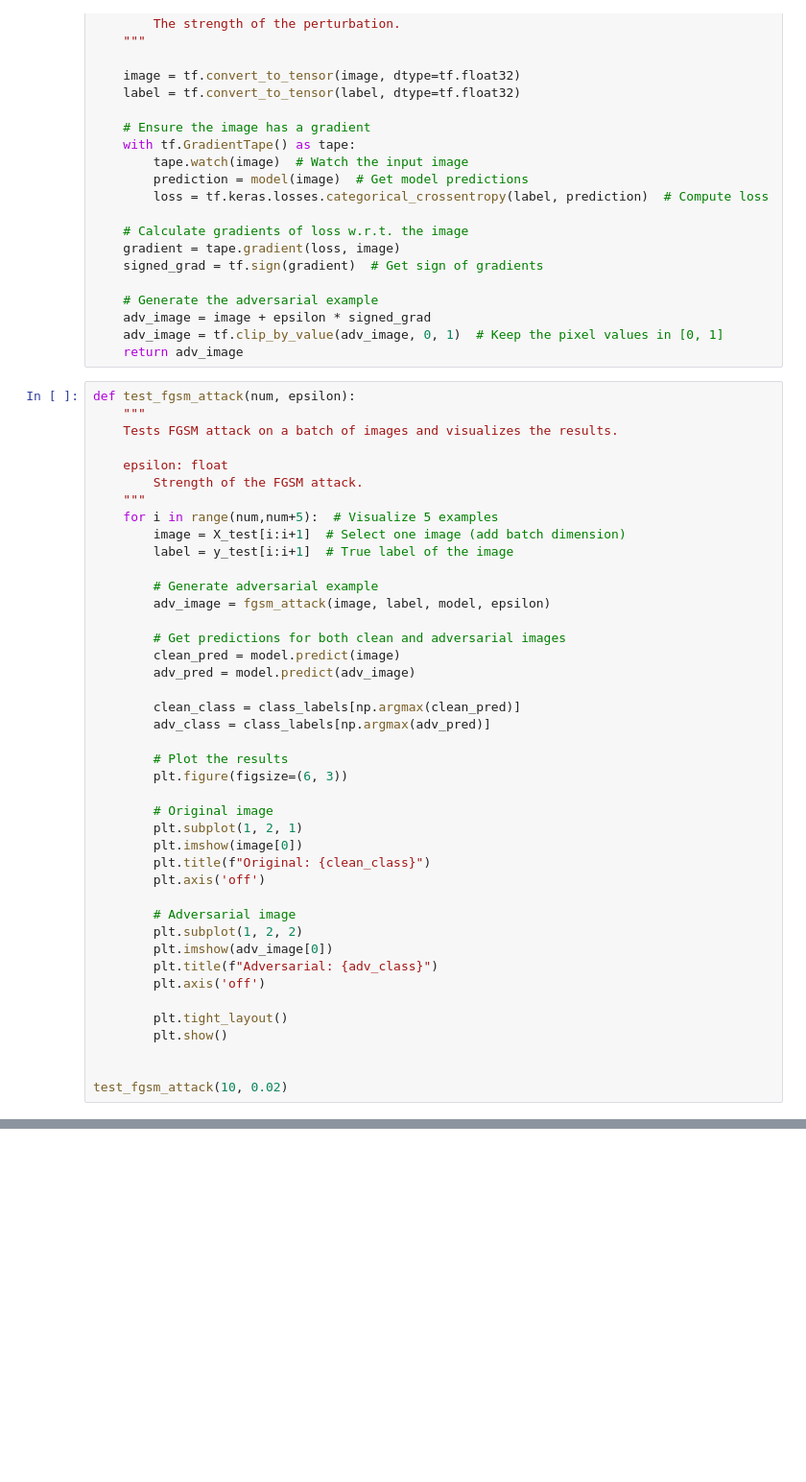
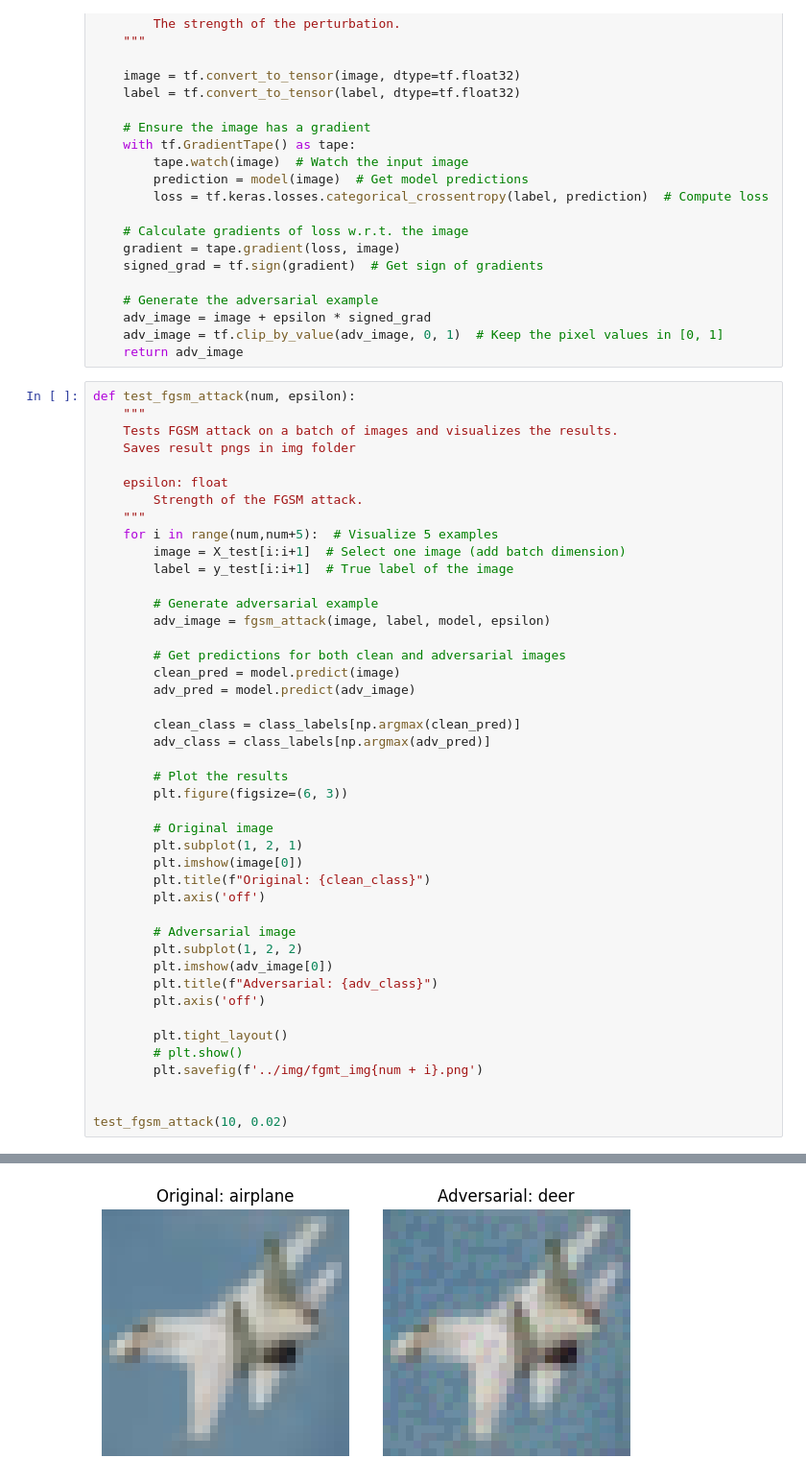
Before and after one commit to Capstone-24-25/vignette-adversarial-attacks, a Jupyter notebook: models/CIFAR10model.ipynb, the cells around one changed output, grey strips where cells are left out. Shown: that part at 96% size. Cells and saved outputs as stored; diff of their text form; blank space fills up the shorter version.

Commit message:
saved adversarial attack examples to img folder

```diff
--- a/models/CIFAR10model.ipynb
+++ b/models/CIFAR10model.ipynb
@@ -138,6 +172,7 @@ def fgsm_attack(image, label, model, epsilon):
 def test_fgsm_attack(num, epsilon):
     """
     Tests FGSM attack on a batch of images and visualizes the results.
+    Saves result pngs in img folder
 
     epsilon: float
         Strength of the FGSM attack.
@@ -172,7 +207,9 @@ def test_fgsm_attack(num, epsilon):
         plt.axis('off')
 
         plt.tight_layout()
-        plt.show()
+        # plt.show()
+        plt.savefig(f'../img/fgmt_img{num + i}.png')
 
 
 test_fgsm_attack(10, 0.02)
+# %% [output]
@@ -178,0 +226 @@ test_fgsm_attack(10, 0.02)
+[figure, added]
```
Also changed, not shown: parts of 3 cells of this notebook, 5 other files.
